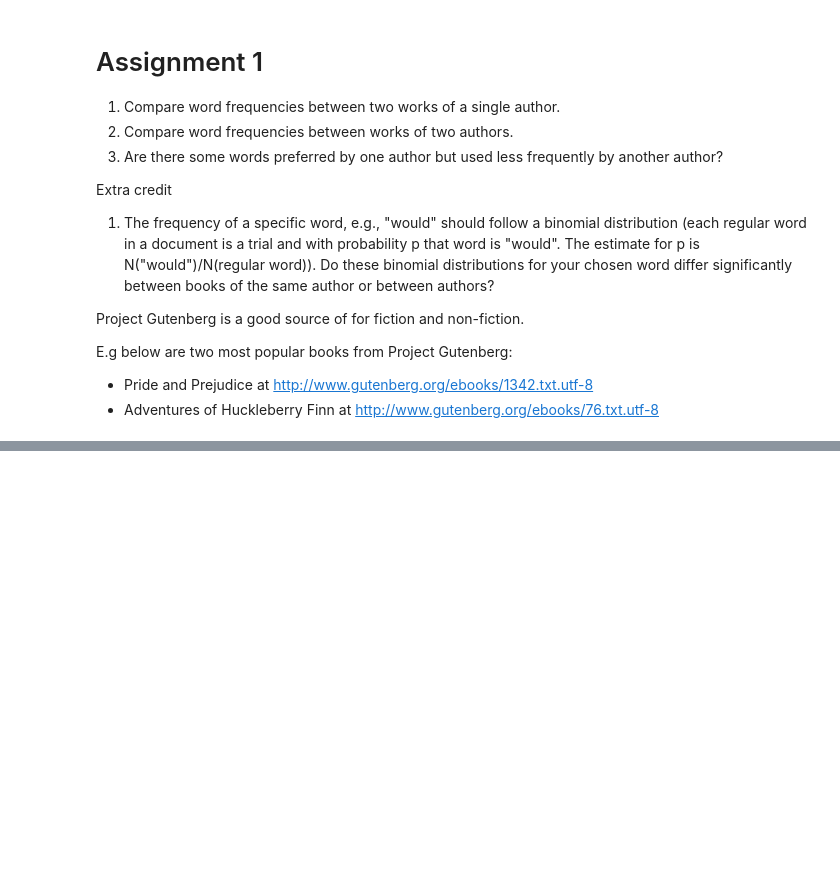
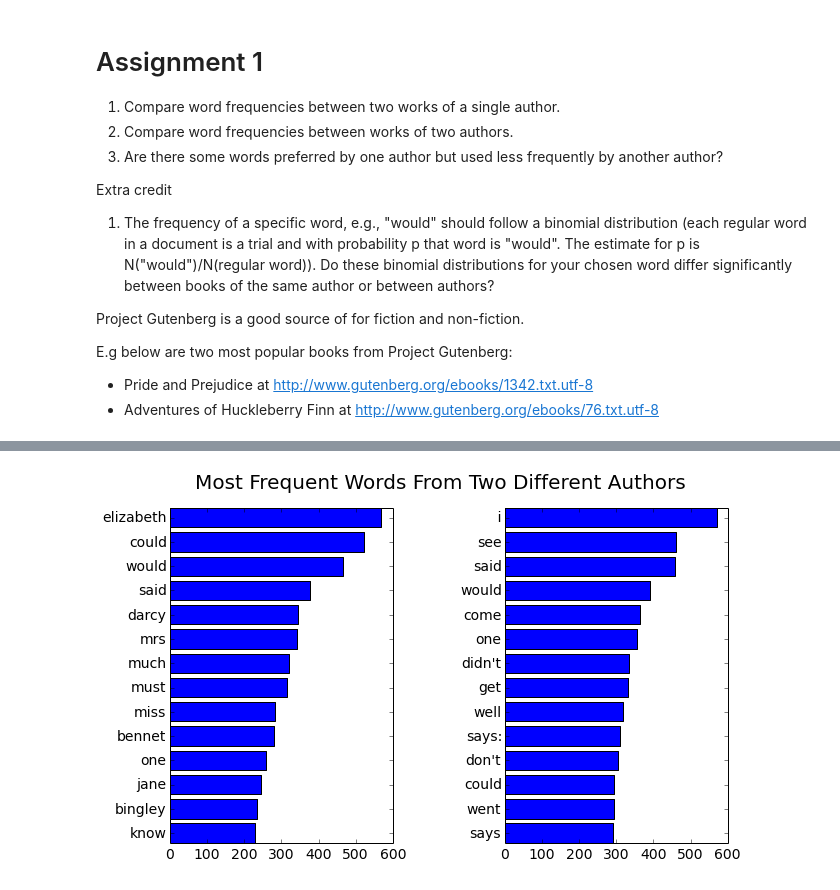
Before and after one commit to fdac/Assignment1, a Jupyter notebook: Assignment1.ipynb, the cells around one changed output, grey strips where cells are left out. Saved outputs shown, nothing was run; the diff lists cells and outputs as text; code cells hidden in the pictures; blank space fills up the shorter version.

```diff
--- a/Assignment1.ipynb
+++ b/Assignment1.ipynb
@@ -176,0 +203,6 @@ E.g below are two most popular books from Project Gutenberg:
+# %%
+(wf_pp, tw_pp) = get_wf('http://www.gutenberg.org/cache/epub/1342/pg1342.txt')
+(wf_ahf, tw_ahf) = get_wf('http://www.gutenberg.org/cache/epub/76/pg76.txt')
+plotTwoLists (wf_pp, wf_ahf, 'Most Frequent Words From Two Different Authors')
+# %% [output]
+[figure, added]
```
Also changed, not shown: parts of 4 cells of this notebook.
